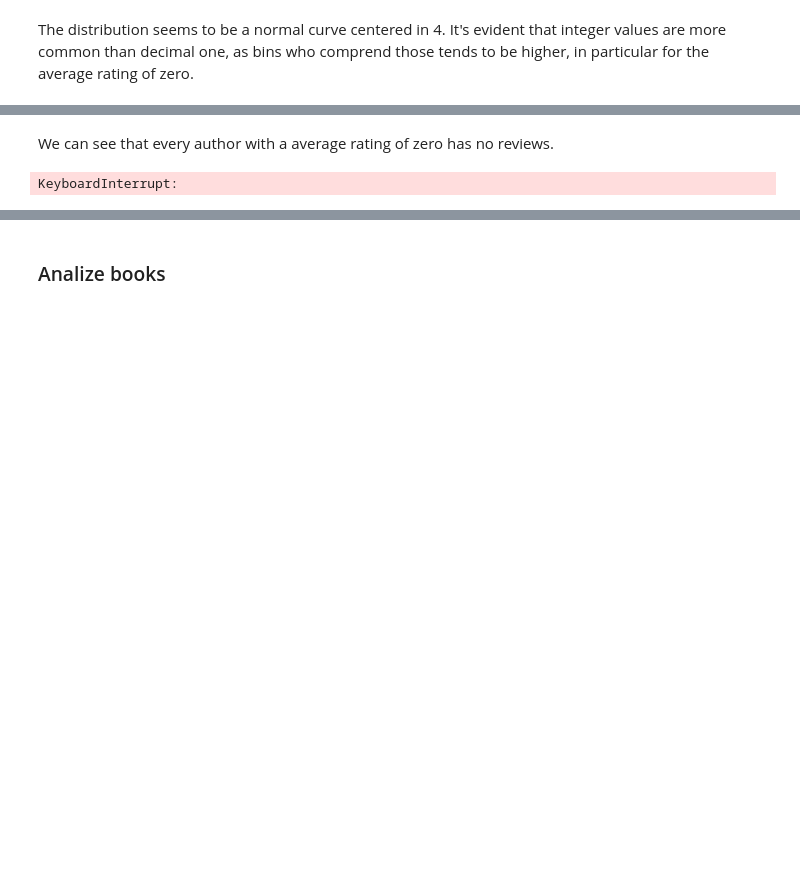
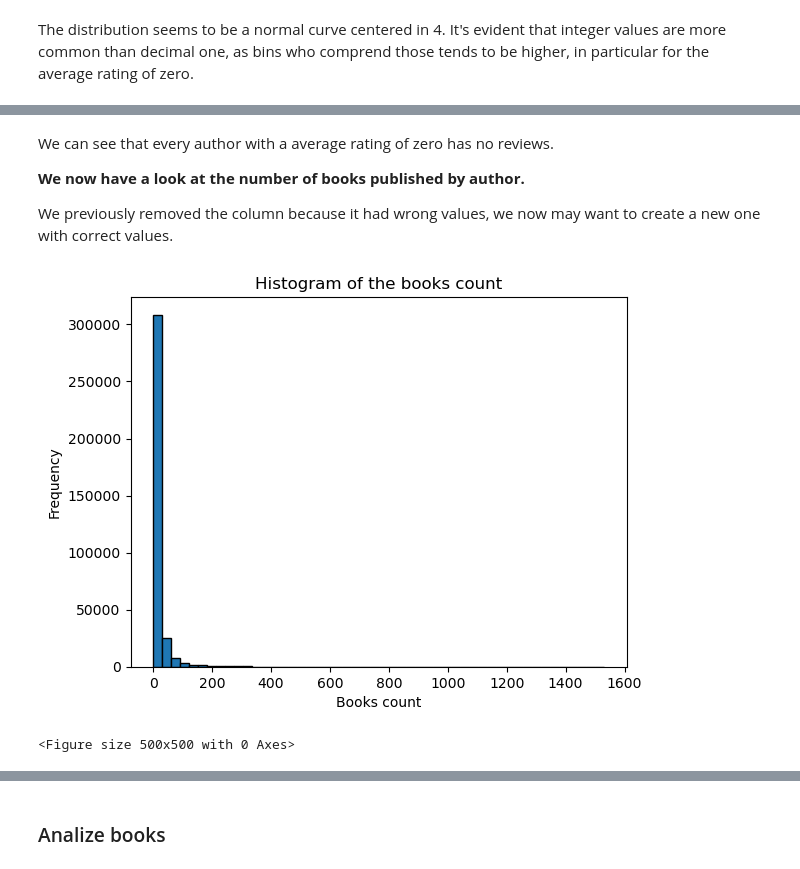
Before and after one commit to LorenzoPannacci/ADM-HW2, a Jupyter notebook: main.ipynb, the cells around one changed output, grey strips where cells are left out. Cells and saved outputs as stored; diff of their text form; code cells hidden in the pictures; blank space fills up the shorter version.

```diff
--- a/main.ipynb
+++ b/main.ipynb
@@ -330,17 +396,21 @@ authors[(authors["average_rating"] == 0) & (authors["ratings_count"] != 0)]
 # %% [markdown]
 We can see that every author with a average rating of zero has no reviews.
+
+**We now have a look at the number of books published by author.**
+
+We previously removed the column because it had wrong values, we now may want to create a new one with correct values.
+# %%
+authors["books_count"] = authors["book_ids"].apply(len)
 # %%
-##############DON'T KNOW WHY IS NOT WORKING###############
-#plot of the works_count of all the authors
-import matplotlib.pyplot as plt
-plt.bar(authors.name, authors.works_count, color='skyblue')
+# hist of the books count of all the authors
 
-#plt.xlim(0,5)
-plt.xlabel('Ratings')
+plt.hist(authors.books_count, bins=50, edgecolor='black')
+plt.xlabel('Books count')
 plt.ylabel('Frequency')
-plt.title('Histogram of the average rating')
+plt.title('Histogram of the books count')
 plt.figure(figsize=(5, 5))
 plt.show()
 # %% [output]
+[figure, added]
-KeyboardInterrupt:
+<Figure size 500x500 with 0 Axes>
 # %%
```
Also changed, not shown: parts of 59 cells of this notebook, 1 other file.
